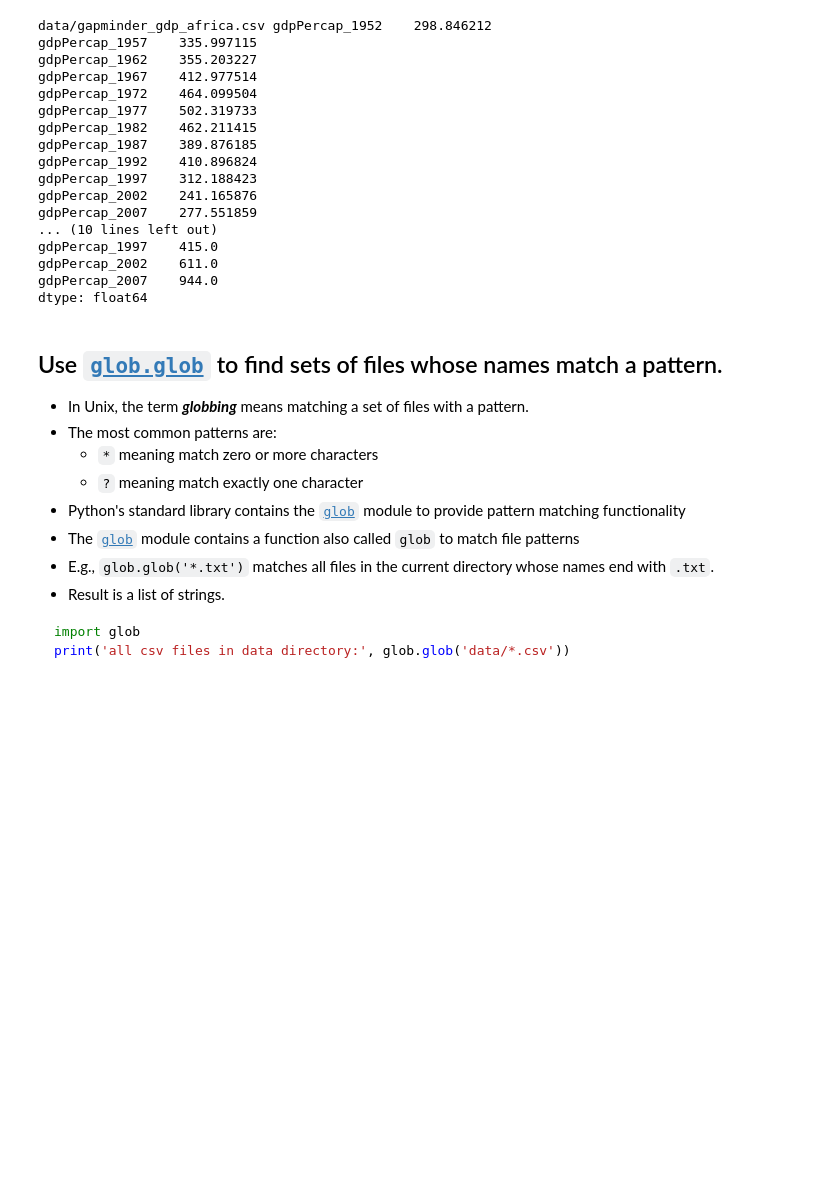
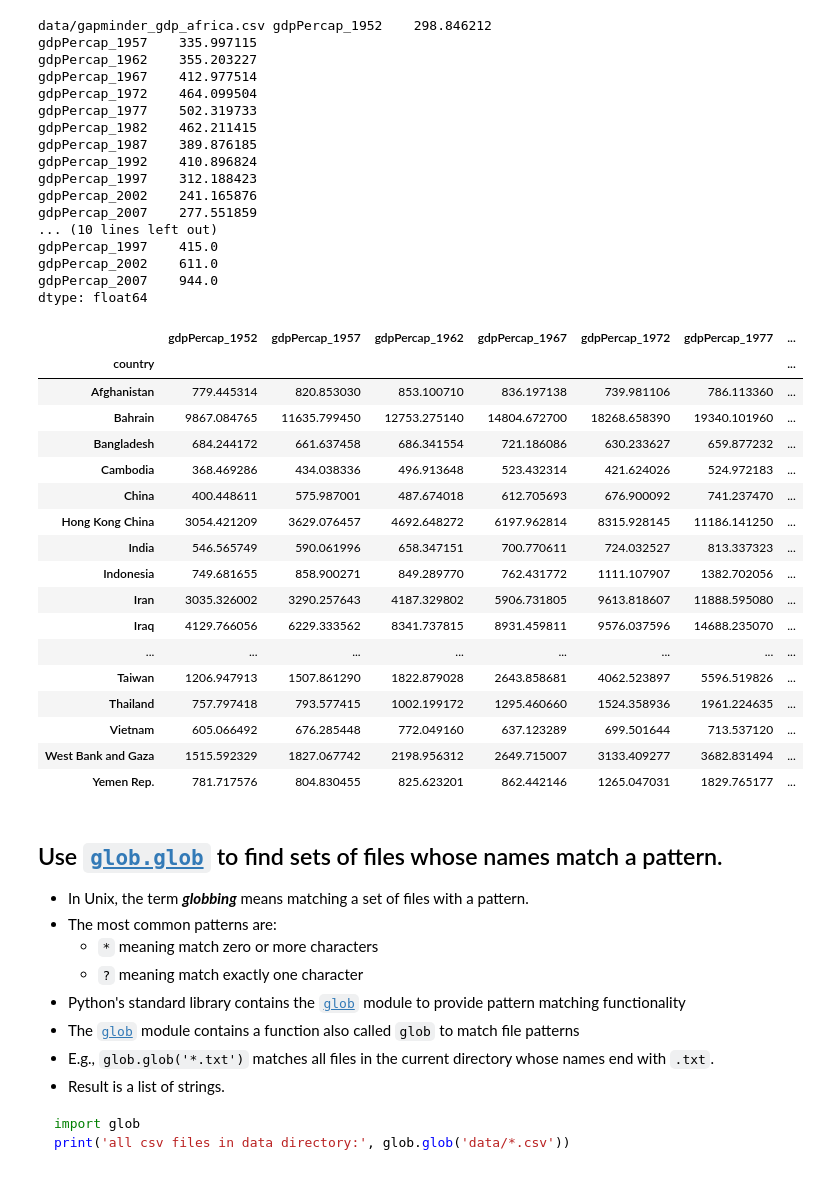
Before and after one commit to neurolawal/python_intro, a Jupyter notebook: 09 - Looping Data Files/looping-data-files.ipynb, the cells around one changed output. Saved outputs shown, nothing was run; the diff lists cells and outputs as text; code cells hidden in the pictures; blank space fills up the shorter version.

```diff
--- a/09 - Looping Data Files/looping-data-files.ipynb
+++ b/09 - Looping Data Files/looping-data-files.ipynb
@@ -57,6 +57,27 @@ gdpPercap_1997    415.0
 gdpPercap_2002    611.0
 gdpPercap_2007    944.0
 dtype: float64
+# %%
+data
+# %% [output]
+|  | gdpPercap_1952 | gdpPercap_1957 | gdpPercap_1962 | gdpPercap_1967 | gdpPercap_1972 | gdpPercap_1977 | ... |
+| country |  |  |  |  |  |  | ... |
+| Afghanistan | 779.445314 | 820.853030 | 853.100710 | 836.197138 | 739.981106 | 786.113360 | ... |
+| Bahrain | 9867.084765 | 11635.799450 | 12753.275140 | 14804.672700 | 18268.658390 | 19340.101960 | ... |
+| Bangladesh | 684.244172 | 661.637458 | 686.341554 | 721.186086 | 630.233627 | 659.877232 | ... |
+| Cambodia | 368.469286 | 434.038336 | 496.913648 | 523.432314 | 421.624026 | 524.972183 | ... |
+| China | 400.448611 | 575.987001 | 487.674018 | 612.705693 | 676.900092 | 741.237470 | ... |
+| Hong Kong China | 3054.421209 | 3629.076457 | 4692.648272 | 6197.962814 | 8315.928145 | 11186.141250 | ... |
+| India | 546.565749 | 590.061996 | 658.347151 | 700.770611 | 724.032527 | 813.337323 | ... |
+| Indonesia | 749.681655 | 858.900271 | 849.289770 | 762.431772 | 1111.107907 | 1382.702056 | ... |
+| Iran | 3035.326002 | 3290.257643 | 4187.329802 | 5906.731805 | 9613.818607 | 11888.595080 | ... |
+| Iraq | 4129.766056 | 6229.333562 | 8341.737815 | 8931.459811 | 9576.037596 | 14688.235070 | ... |
+| ... | ... | ... | ... | ... | ... | ... | ... |
+| Taiwan | 1206.947913 | 1507.861290 | 1822.879028 | 2643.858681 | 4062.523897 | 5596.519826 | ... |
+| Thailand | 757.797418 | 793.577415 | 1002.199172 | 1295.460660 | 1524.358936 | 1961.224635 | ... |
+| Vietnam | 605.066492 | 676.285448 | 772.049160 | 637.123289 | 699.501644 | 713.537120 | ... |
+| West Bank and Gaza | 1515.592329 | 1827.067742 | 2198.956312 | 2649.715007 | 3133.409277 | 3682.831494 | ... |
+| Yemen Rep. | 781.717576 | 804.830455 | 825.623201 | 862.442146 | 1265.047031 | 1829.765177 | ... |
 # %% [markdown]
 ## Use [`glob.glob`](https://docs.python.org/3/library/glob.html#glob.glob) to find sets of files whose names match a pattern.
 
```
Also changed, not shown: parts of 12 cells of this notebook.
